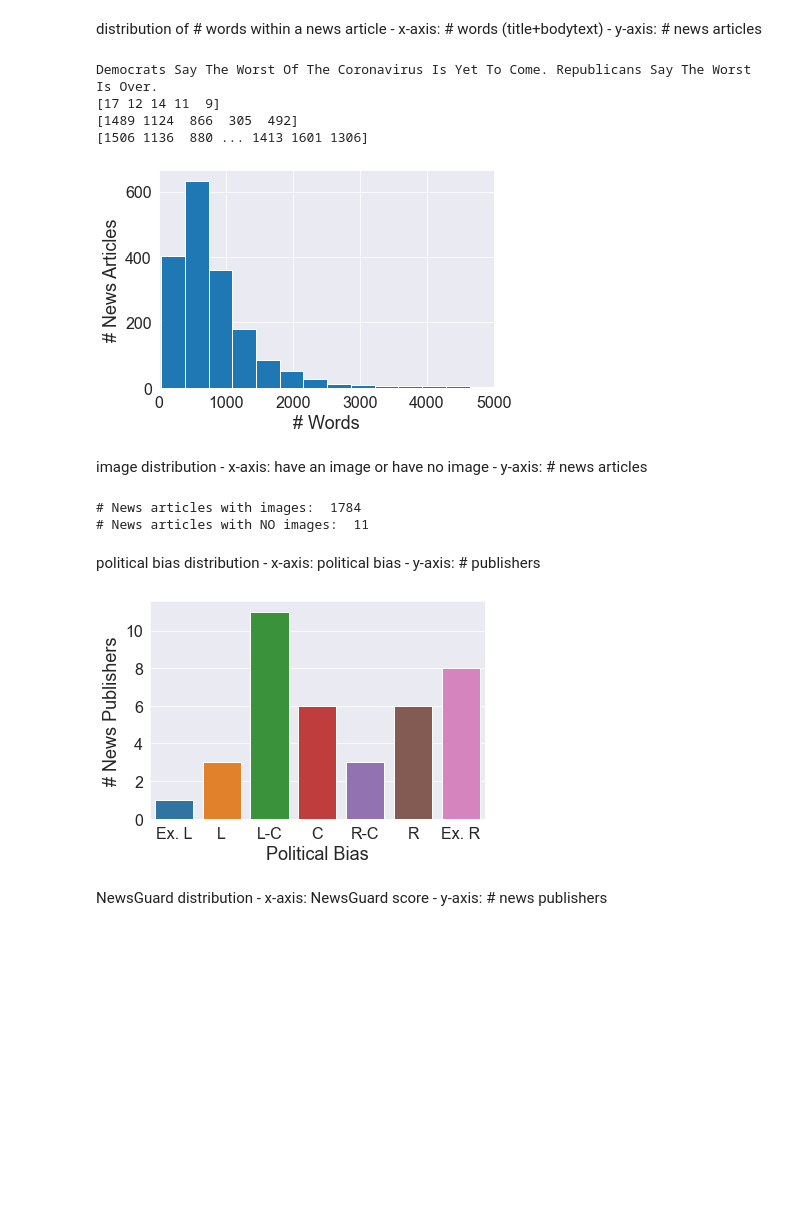
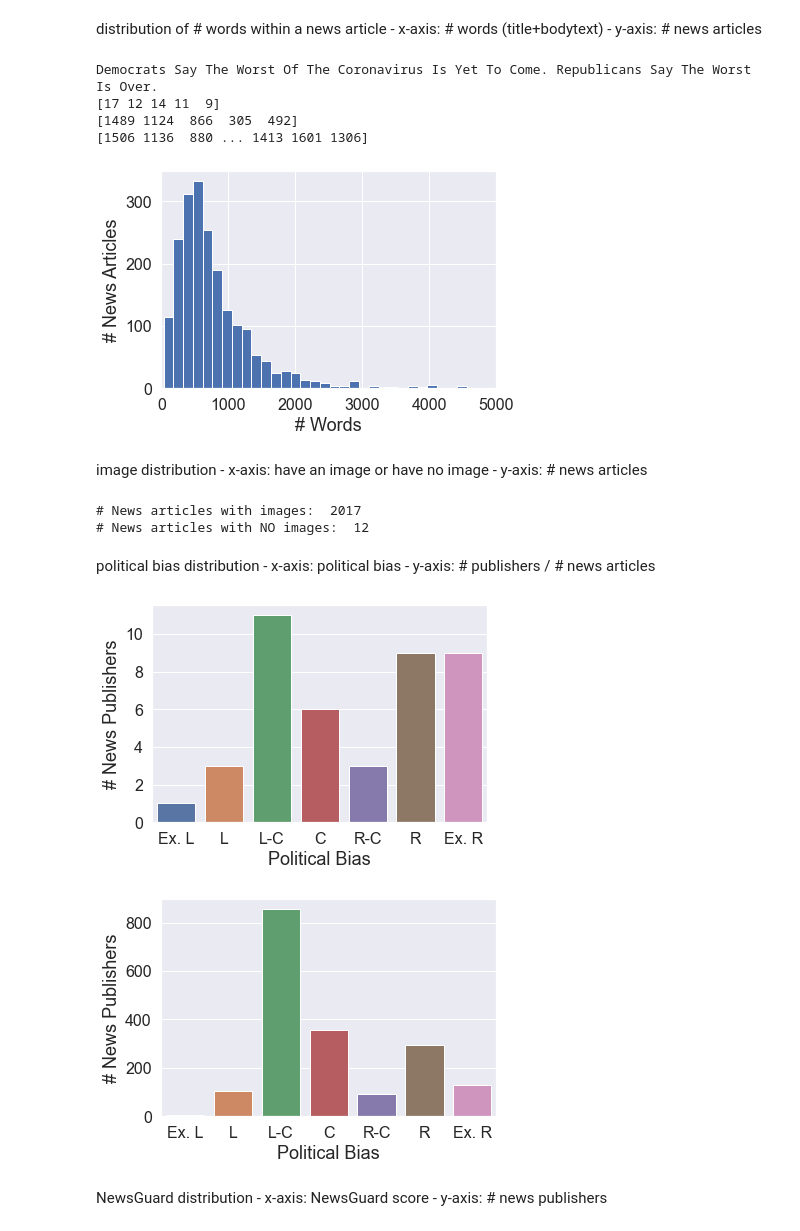
Before and after one commit to apurvamulay/ReCOVery, a Jupyter notebook: code/DataDistribution.ipynb, the cells around one changed output. Cells and saved outputs as stored; diff of their text form; code cells hidden in the pictures; blank space fills up the shorter version.

```diff
--- a/code/DataDistribution.ipynb
+++ b/code/DataDistribution.ipynb
@@ -22,7 +22,7 @@ plt.rc('ytick', labelsize=SMALL_SIZE)    # fontsize of the tick labels
 plt.rc('legend', fontsize=MEDIUM_SIZE)    # legend fontsize
 plt.rc('figure', titlesize=BIGGER_SIZE)
 
-sns.set_style('darkgrid')
+sns.set_style(style="darkgrid")
 # %% [markdown]
 load csv files
     - combine all csv files as one df
@@ -40,6 +40,14 @@ for CSV_FILE_NAME in CSV_FILE_NAMES0:
     if CSV_FILE_NAME[:12]=="news-dataset":
         df = pd.read_csv(CSV_FILE_DIR0 + '/' + CSV_FILE_NAME)
         dfs0 = pd.concat([dfs0,df])
+
+dates = np.array(dfs0['publish_date'].values, dtype=str)
+remove_dates = []
+for idx, date in enumerate(dates):
+    if date[:7] in ["2020-07", "2010-07"]:
+        remove_dates.append(date)
+if remove_dates is not None:
+    dfs0 = dfs0[ ~dfs0['publish_date'].isin(remove_dates) ]
 
 news_publishers = dfs0['publisher'].unique()
 
@@ -56,6 +64,15 @@ for CSV_FILE_NAME in CSV_FILE_NAMES1:
         df = pd.read_csv(CSV_FILE_DIR1 + '/' + CSV_FILE_NAME)
         dfs1 = pd.concat([dfs1,df])
 
+dates = np.array(dfs1['publish_date'].values, dtype=str)
+remove_dates = []
+for idx, date in enumerate(dates):
+    if date[:7] in ["2020-07", "2010-07"]:
+        remove_dates.append(date)
+
+if remove_dates is not None:
+    dfs1 = dfs1[ ~dfs1['publish_date'].isin(remove_dates) ]
+
 news_publishers = dfs1['publisher'].unique()
 
 print("===== Unreliable =====")
@@ -282,7 +314,7 @@ print(body_word_nums[:5])
 nums = title_word_nums + body_word_nums
 print(nums)
 
-ax = sns.distplot(nums, bins=70, hist=True, kde=False, rug=False, fit=None, norm_hist=False, hist_kws=hist_kws)
+ax = sns.distplot(nums, bins=170, hist=True, kde=False, rug=False, fit=None, norm_hist=False, hist_kws=hist_kws)
 plt.xlabel('# Words')
 plt.ylabel('# News Articles')
 plt.xlim([0, 5000])
@@ -296,7 +328,7 @@ Democrats Say The Worst Of The Coronavirus Is Yet To Come. Republicans Say The W
 [17 12 14 11  9]
 [1489 1124  866  305  492]
 [1506 1136  880 ... 1413 1601 1306]
-[figure, old version]
+[figure, new version]
 # %% [markdown]
 image distribution
     - x-axis: have an image or have no image
@@ -323,47 +355,64 @@ print("# News articles with NO images: ", nums.shape[0] - nums.sum())
 # plt.savefig(CSV_FILE_DIR_HEAD+'figure/imageNum_count.eps', bbox_inches='tight')
 # plt.show()
 # %% [output]
-# News articles with images:  1784
-# News articles with NO images:  11
+# News articles with images:  2017
+# News articles with NO images:  12
 # %% [markdown]
 political bias distribution
     - x-axis: political bias
-    - y-axis: # publishers
+    - y-axis: # publishers / # news articles
 # %%
 news_publishers = []
 political_bias = []
 
 for CSV_FILE_NAME in CSV_FILE_NAMES0:
     if CSV_FILE_NAME[:12]=="news-dataset":
         df = pd.read_csv(CSV_FILE_DIR0 + '/' + CSV_FILE_NAME)
+        df = df[ ~df['publish_date'].isin(remove_dates) ]
         news_publishers.append(df['publisher'][0])
         political_bias.append(df['political_bias'][0])
 
 for CSV_FILE_NAME in CSV_FILE_NAMES1:
     if CSV_FILE_NAME[:12]=="news-dataset":
         df = pd.read_csv(CSV_FILE_DIR1 + '/' + CSV_FILE_NAME)
+        df = df[ ~df['publish_date'].isin(remove_dates) ]
         news_publishers.append(df['publisher'][0])
         political_bias.append(df['political_bias'][0])
 
 political_bias = np.array(political_bias, dtype=str)
 political_bias[ political_bias=='Extreme left' ] = 'Ex. L'
 political_bias[ political_bias=='Extreme right' ] = 'Ex. R'
 political_bias[ political_bias=='Left-center' ] = 'L-C'
 political_bias[ political_bias=='Right-center' ] = 'R-C'
 political_bias[ political_bias=='Left' ] = 'L'
 political_bias[ political_bias=='Right' ] = 'R'
 political_bias[ political_bias=='Center' ] = 'C'
 
 ax = sns.countplot(political_bias, order = ['Ex. L', 'L', 'L-C', 'C', 'R-C', 'R', 'Ex. R'])
-# for p in ax.patches:
-#         ax.annotate('{:.0f}'.format(p.get_height()), (p.get_x()+0.3, p.get_height()+0.1))
-# plt.xticks(rotation=20, horizontalalignment='right')
 plt.xlabel('Political Bias')
 plt.ylabel('# News Publishers')
-plt.savefig(CSV_FILE_DIR_HEAD+'figure/politicalBias_count.eps', bbox_inches='tight')
+plt.savefig(CSV_FILE_DIR_HEAD+'figure/politicalBias_publihserCount.eps', bbox_inches='tight')
 plt.show()
+
+##########################
+political_bias = dfs['political_bias']
+political_bias = np.array(political_bias, dtype=str)
+political_bias[ political_bias=='Extreme left' ] = 'Ex. L'
+political_bias[ political_bias=='Extreme right' ] = 'Ex. R'
+political_bias[ political_bias=='Left-center' ] = 'L-C'
+political_bias[ political_bias=='Right-center' ] = 'R-C'
+political_bias[ political_bias=='Left' ] = 'L'
+political_bias[ political_bias=='Right' ] = 'R'
+political_bias[ political_bias=='Center' ] = 'C'
+
+ax = sns.countplot(political_bias, order = ['Ex. L', 'L', 'L-C', 'C', 'R-C', 'R', 'Ex. R'])
+plt.xlabel('Political Bias')
+plt.ylabel('# News Publishers')
+plt.savefig(CSV_FILE_DIR_HEAD+'figure/politicalBias_newsCount.eps', bbox_inches='tight')
+plt.show()
 # %% [output]
-[figure, old version]
+[figure, new version]
+[figure, added]
 # %% [markdown]
 NewsGuard distribution
     - x-axis: NewsGuard score
```
Also changed, not shown: parts of 8 cells of this notebook, 15 other files.
